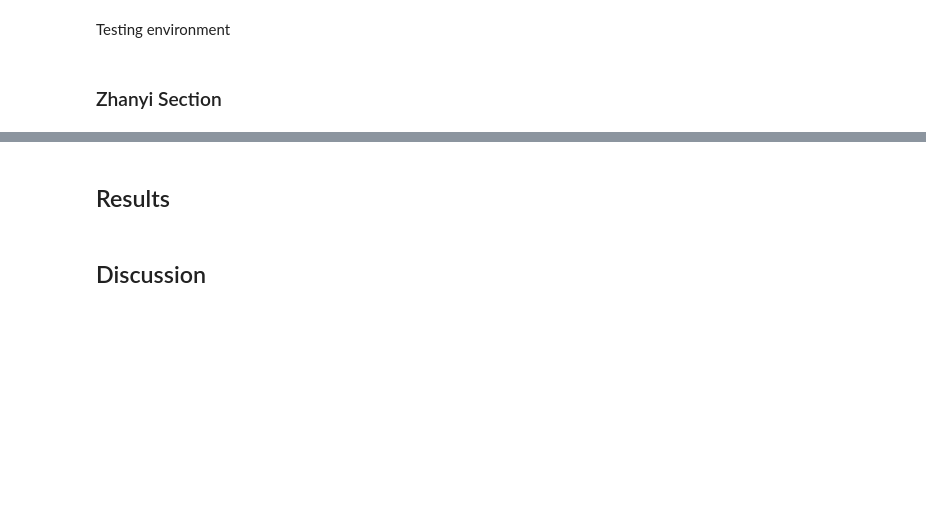
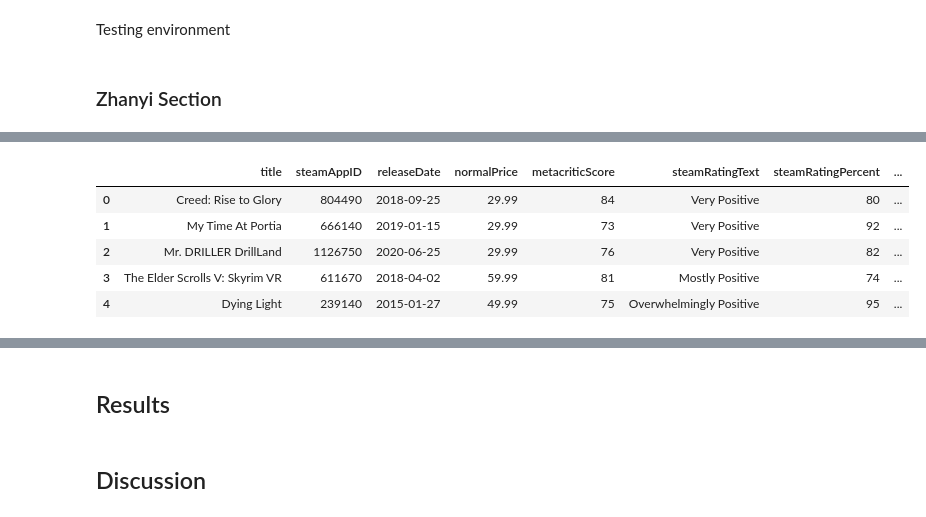
Before and after one commit to judahhsu/An-Investigation-into-the-Factors-which-Influence-a-Video-Game-s-Popularity, a Jupyter notebook: Final Project.ipynb, the cells around one changed output, grey strips where cells are left out. Drawn from its saved outputs; the diff is of its cells as text; code cells hidden in the pictures; blank space fills up the shorter version.

```diff
--- a/Final Project.ipynb
+++ b/Final Project.ipynb
@@ -476,0 +477,11 @@ indie_df.head()
+# %%
+def get_review_summary(appid):
+    url = f"https://store.steampowered.com/appreviews/{appid}?json=1&filter=summary"
+    response = requests.get(url)
+    data = response.json()
+
+    total_reviews = data['query_summary']['total_reviews']
+    positive_reviews = data['query_summary']['total_positive']
+    negative_reviews = data['query_summary']['total_negative']
+
+    return total_reviews, positive_reviews, negative_reviews
@@ -476,0 +499,16 @@ indie_df.head()
+# %%
+# Fetch and store review data
+review_data = update_aaa_set['steamAppID'].apply(lambda x: pd.Series(get_review_summary(x)))
+review_data.columns = ['total_reviews', 'positive_reviews', 'negative_reviews']
+update_aaa_set = pd.concat([update_aaa_set, review_data], axis=1)
+
+# Now df has the total, positive, and negative reviews for each game
+# %%
+update_aaa_set.head()
+# %% [output]
+|  | title | steamAppID | releaseDate | normalPrice | metacriticScore | steamRatingText | steamRatingPercent | ... |
+| 0 | Creed: Rise to Glory | 804490 | 2018-09-25 | 29.99 | 84 | Very Positive | 80 | ... |
+| 1 | My Time At Portia | 666140 | 2019-01-15 | 29.99 | 73 | Very Positive | 92 | ... |
+| 2 | Mr. DRILLER DrillLand | 1126750 | 2020-06-25 | 29.99 | 76 | Very Positive | 82 | ... |
+| 3 | The Elder Scrolls V: Skyrim VR | 611670 | 2018-04-02 | 59.99 | 81 | Mostly Positive | 74 | ... |
+| 4 | Dying Light | 239140 | 2015-01-27 | 49.99 | 75 | Overwhelmingly Positive | 95 | ... |
```
Also changed, not shown: parts of 11 cells of this notebook, 2 other files.
